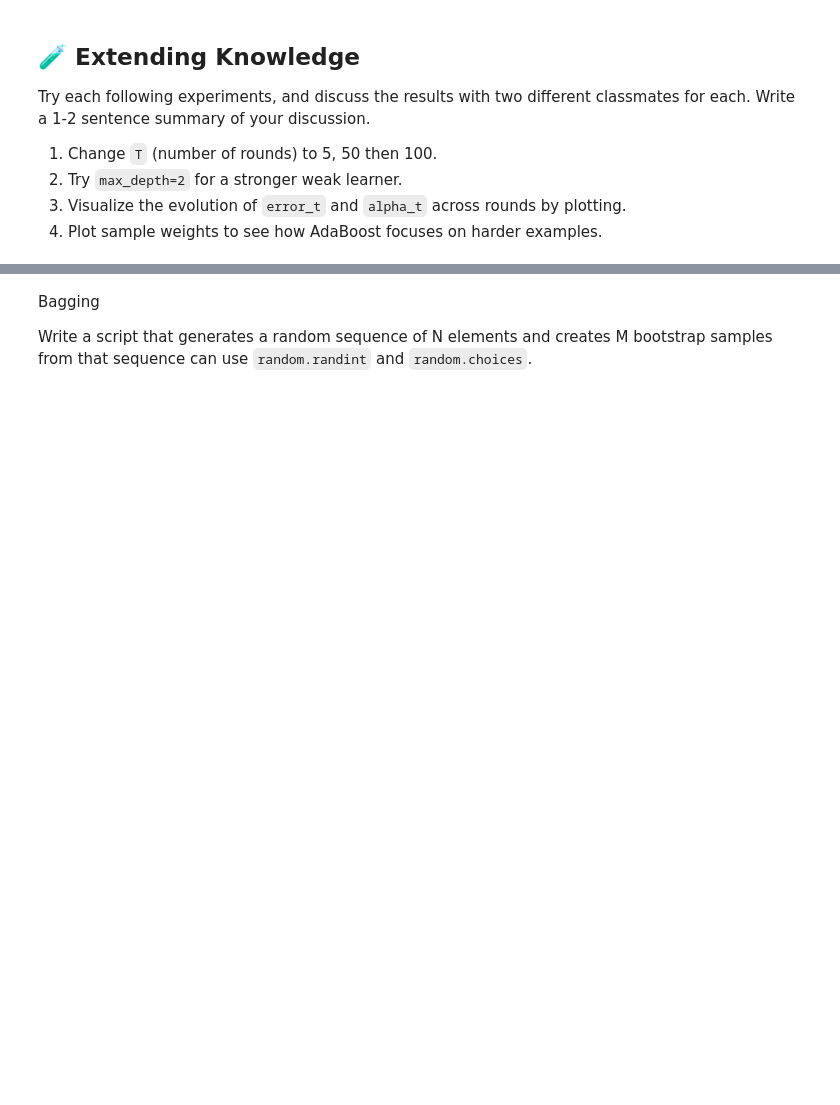
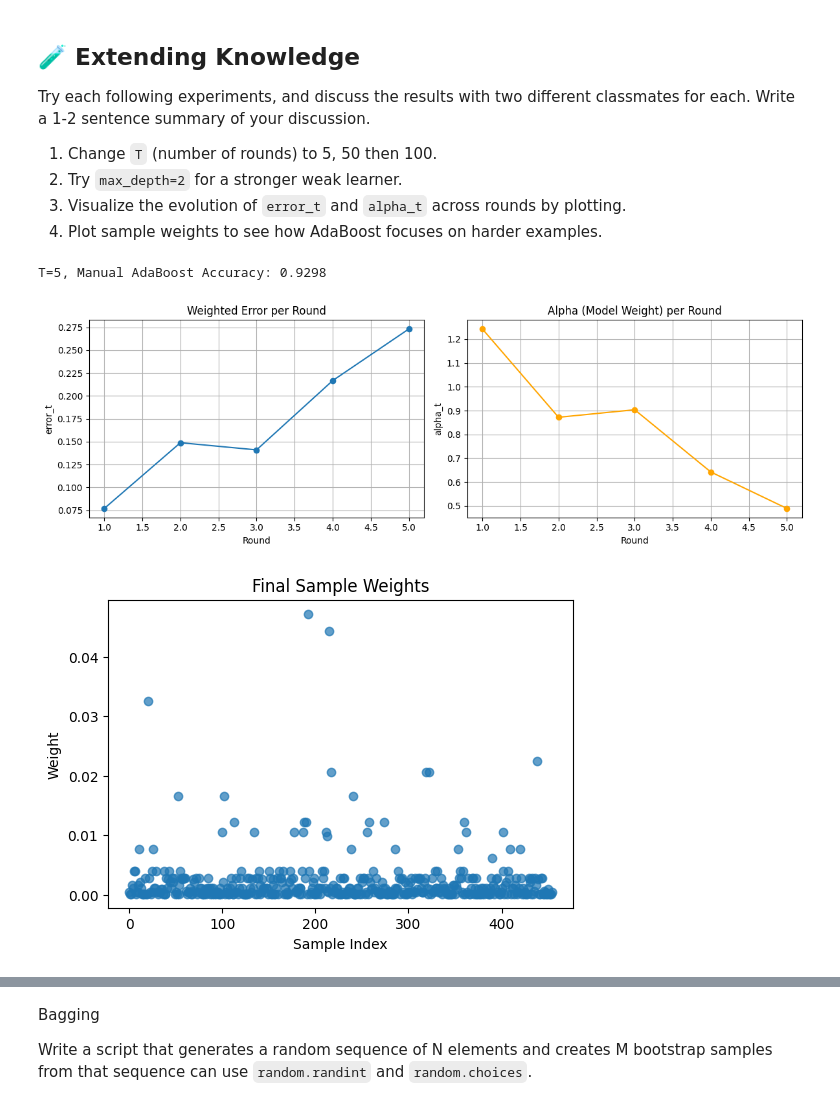
Before and after one commit to hellosmallkat/Learning-Activity-Neural-Networks-DSP-461, a Jupyter notebook: boosting.ipynb, the cells around one changed output, grey strips where cells are left out. Saved outputs shown, nothing was run; the diff lists cells and outputs as text; code cells hidden in the pictures; blank space fills up the shorter version.

```diff
--- a/boosting.ipynb
+++ b/boosting.ipynb
@@ -137,10 +139,11 @@ for t in range(T):
     error_t = torch.sum(w * incorrect.float()).item()
 
     # 4️⃣ Compute alpha_t
-    alpha_t =
+
+    alpha_t = 0.5 * torch.log(torch.tensor((1 - error_t) / (error_t + 1e-10))) # did this
 
     # 5️⃣ Update weights
-    w = w *
+    w = w * torch.exp(-alpha_t * y_train_t * y_pred_t) # did this
     w = w / torch.sum(w)  # normalize weights
 
     learners.append(stump)
@@ -163,7 +179,8 @@ $$
 H = torch.zeros(len(X_test))
 
 for alpha_t, stump in zip(alphas, learners):
-    y_pred =
+    y_pred = stump.predict(X_test) # did this
+    # uses the
     y_pred = torch.tensor(2*y_pred - 1, dtype=torch.float32)
     H += alpha_t * y_pred
 
@@ -185,3 +209,71 @@ Try each following experiments, and discuss the results with two different class
 2. Try `max_depth=2` for a stronger weak learner.
 3. Visualize the evolution of `error_t` and `alpha_t` across rounds by plotting.
 4. Plot sample weights to see how AdaBoost focuses on harder examples.
+# %%
+T = 5
+learners = []
+alphas = []
+errors = []
+weights_history = []
+
+w = torch.ones(len(X_train), dtype=torch.float32) / len(X_train)
+
+for t in range(T):
+    stump = DecisionTreeClassifier(max_depth=1)
+    stump.fit(X_train, y_train, sample_weight=w.numpy())
+
+    y_pred_t = torch.tensor(2*stump.predict(X_train) - 1, dtype=torch.float32)
+    incorrect = (y_pred_t != y_train_t)
+    error_t = torch.sum(w * incorrect.float()).item()
+    alpha_t = 0.5 * torch.log(torch.tensor((1 - error_t + 1e-10) / (error_t + 1e-10)))
+    w = w * torch.exp(-alpha_t * y_train_t * y_pred_t)
+    w = w / torch.sum(w)
+
+    # ✅ Store for visualization
+    errors.append(error_t)
+    weights_history.append(w.clone().numpy())
+
+    learners.append(stump)
+    alphas.append(alpha_t)
+
+H = torch.zeros(len(X_test))
+for alpha_t, stump in zip(alphas, learners):
+    y_pred = torch.tensor(2*stump.predict(X_test)-1, dtype=torch.float32)
+    H += alpha_t * y_pred
+y_final = torch.sign(H)
+y_final[y_final==-1] = 0
+acc = (y_final.numpy() == y_test).mean()
+print(f"T={T}, Manual AdaBoost Accuracy: {acc:.4f}")
+plt.figure(figsize=(12,4))
+
+# Weighted error
+plt.subplot(1,2,1)
+plt.plot(range(1,T+1), errors, marker='o')
+plt.title('Weighted Error per Round')
+plt.xlabel('Round')
+plt.ylabel('error_t')
+plt.grid(True)
+
+# Alpha values
+plt.subplot(1,2,2)
+plt.plot(range(1,T+1), [a.item() for a in alphas], marker='o', color='orange')
+plt.title('Alpha (Model Weight) per Round')
+plt.xlabel('Round')
+plt.ylabel('alpha_t')
+plt.grid(True)
+
+plt.tight_layout()
+plt.show()
+
+# Plot final sample weights
+final_weights = weights_history[-1]
+plt.figure(figsize=(6,4))
+plt.scatter(range(len(final_weights)), final_weights, alpha=0.7)
+plt.title('Final Sample Weights')
+plt.xlabel('Sample Index')
+plt.ylabel('Weight')
+plt.show()
+# %% [output]
+T=5, Manual AdaBoost Accuracy: 0.9298
+[figure, added]
+[figure, added]
```
Also changed, not shown: parts of 11 cells of this notebook.
